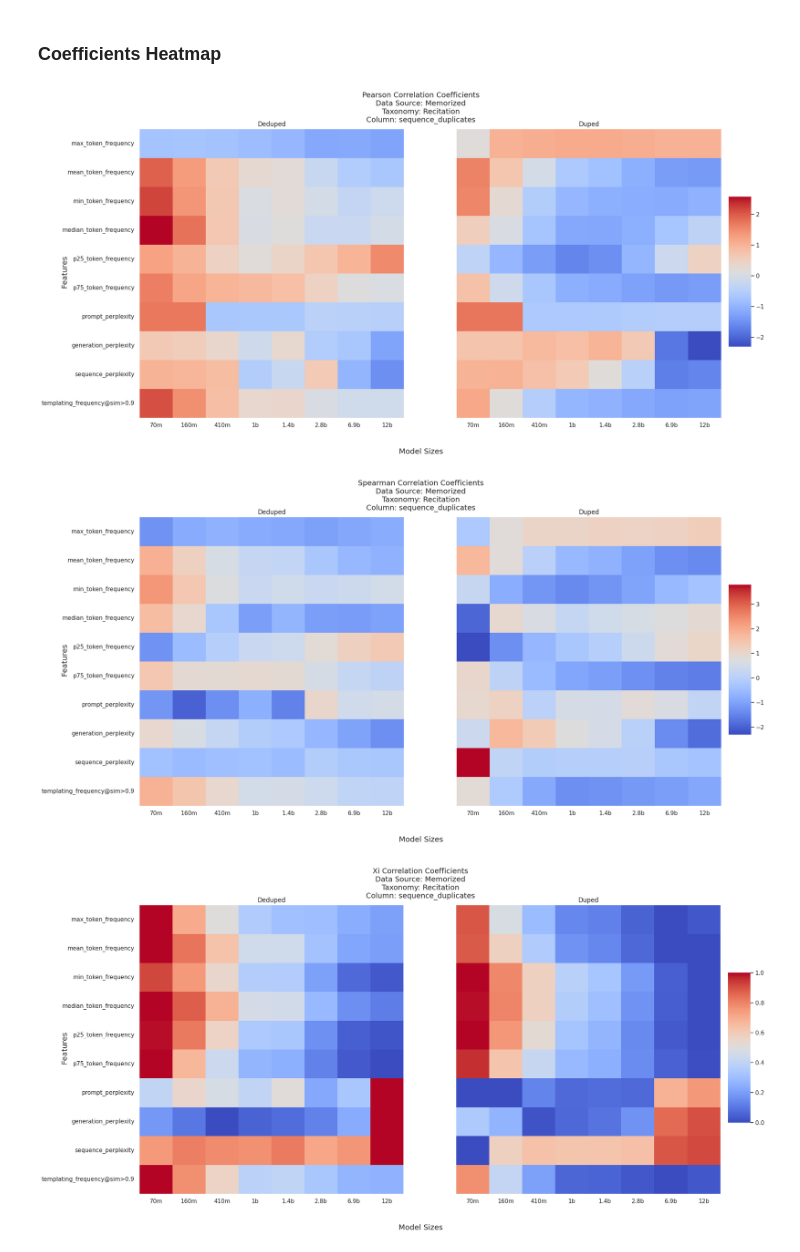
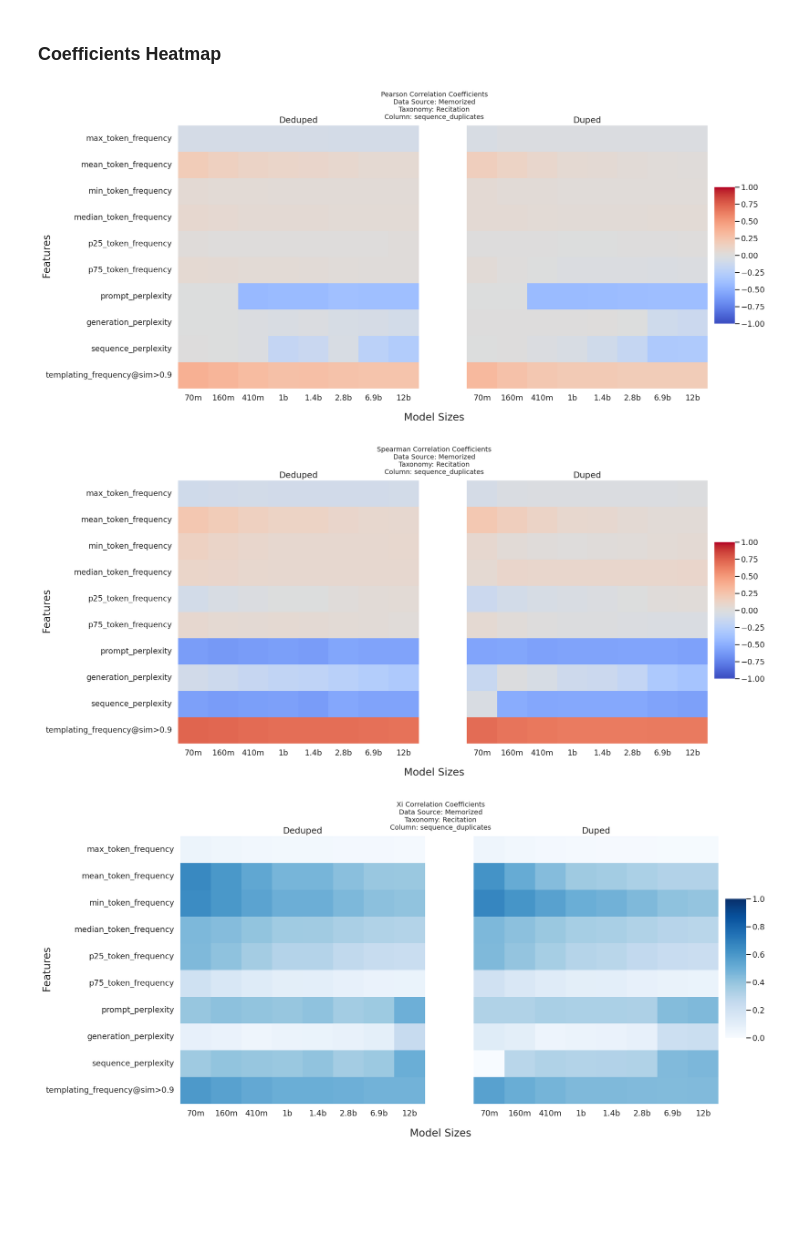
Before and after one commit to EleutherAI/semantic-memorization, a Jupyter notebook: working_dirs/alvin/modeling_and_correlations/linear_modeling+conditional_tests.ipynb, the cells around one changed output. Saved outputs shown, nothing was run; the diff lists cells and outputs as text; code cells hidden in the pictures; blank space fills up the shorter version.

```diff
--- a/working_dirs/alvin/modeling_and_correlations/linear_modeling+conditional_tests.ipynb
+++ b/working_dirs/alvin/modeling_and_correlations/linear_modeling+conditional_tests.ipynb
@@ -19,6 +19,9 @@ from sklearn.preprocessing import MinMaxScaler, StandardScaler
 from tqdm import tqdm
 
 sns.set()
+sns.set_theme(style='darkgrid')
+sns.set_palette('colorblind')
+sns.set_context('talk')
 %matplotlib inline
 # %%
 pile = load_dataset('usvsnsp/pile-semantic-memorization-filter-results')
@@ -252,0 +272,18 @@ for source_name in linear_model_outputs:
+# %%
+fig_size = (20, 3)
+fig, axes = plt.subplots(1, 4, figsize=fig_size, sharey=True, sharex=True)
+fig.supxlabel('Model Sizes', y=-0.45)
+fig.supylabel('AUC', x=0.065)
+
+for i, (taxonomy, models) in enumerate(lr_models.items()):
+    roc_aucs = [m[2] for m in models]
+    pr_aucs = [m[3] for m in models]
+
+    sns.lineplot(roc_aucs, ax=axes[i])
+    sns.lineplot(pr_aucs, ax=axes[i])
+    axes[i].set_title(f'{taxonomy.capitalize()}', fontsize=15)
+    axes[i].set_xticks(list(range(len(model_sizes))))
+    axes[i].set_xticklabels(model_sizes, rotation=45)
+
+handles = [axes[0].lines[0], axes[0].lines[1]]
+fig.legend(handles, ['ROC', 'PR'], loc='upper center', bbox_to_anchor=(0.5, -0.45), ncol=2, bbox_transform=plt.gcf().transFigure, frameon=False)
@@ -454,38 +464,44 @@ correlation_scalers = {'pearson': (pearson_scaler, scaled_pearson_coefficients),
 # %%
+correlation_ranges = {
+    'pearson': (-1, 1),
+    'spearman': (-1, 1),
+    'xi': (0, 1),
+}
+
 for source_name in conditional_test_outputs:
     for taxonomy in conditional_test_outputs[source_name]:
         for label_column in conditional_test_outputs[source_name][taxonomy]:
             cur_coefficients = defaultdict(lambda: defaultdict(list))
             # Sort the display order by the model parameter counts
             ordered_by_params = sorted(conditional_test_outputs[source_name][taxonomy][label_column], key=lambda x: (x[1], parameter_count_ordering[x[2]]))
 
             for data_type, data_scheme, model_size, pearsons, spearmans, xis in ordered_by_params:
                 model_name = f'{data_scheme}.{model_size}'
                 pearson_correlations = [p.correlation for p in pearsons]
                 spearman_correlations = [s.correlation for s in spearmans]
                 xi_correlations = [x[0] for x in xis]
                 cur_coefficients[data_scheme]['pearson'].append((model_size, pearson_correlations))
                 cur_coefficients[data_scheme]['spearman'].append((model_size, spearman_correlations))
                 cur_coefficients[data_scheme]['xi'].append((model_size, xi_correlations))
 
             for coefficient_type in ['pearson', 'spearman', 'xi']:
-                scaler, scaled_coefficients = correlation_scalers[coefficient_type]
+                min, max = correlation_ranges[coefficient_type]
+                color_theme = 'coolwarm' if coefficient_type != 'xi' else 'Blues'
                 fig, axes = plt.subplots(1, len(cur_coefficients), sharex=True, sharey=True, figsize=(20, 10))
                 fig.suptitle(f'{coefficient_type.capitalize()} Correlation Coefficients\nData Source: {source_name.capitalize()}\nTaxonomy: {taxonomy.capitalize()}\nColumn: {label_column}', fontsize=14)
                 fig.supxlabel('Model Sizes')
-                fig.supylabel('Features')
+                fig.supylabel('Features', x=-0.075)
 
                 cbar_ax = fig.add_axes([.91, .3, .03, .4])
 
                 for i, (data_scheme, coefficient_data) in enumerate(sorted(cur_coefficients.items(), key=lambda k: k[0])):
                     model_sizes = [d[0] for d in coefficient_data[coefficient_type]]
-                    coefficients = [d[1] for d in coefficient_data[coefficient_type]]
-                    coefficient_data = scaler.transform(coefficients).T
-                    sns.heatmap(coefficient_data, annot=False, vmin=scaled_coefficients.min(), vmax=scaled_coefficients.max(), cbar=True, cmap='coolwarm', cbar_ax=cbar_ax, xticklabels=model_sizes, yticklabels=renamed_feature_columns, ax=axes[i])
+                    coefficients = np.array([d[1] for d in coefficient_data[coefficient_type]]).T
+                    sns.heatmap(coefficients, annot=False, vmin=min, vmax=max, cbar=True, cmap=color_theme, cbar_ax=cbar_ax, xticklabels=model_sizes, yticklabels=renamed_feature_columns, ax=axes[i])
                     axes[i].set_title(f'{data_scheme.capitalize()}')
 
                 plt.show()
 # %% [output]
-[figure, old version]
+[figure, new version]
-[figure, old version]
+[figure, new version]
-[figure, old version]
+[figure, new version]
```
Also changed, not shown: parts of 22 cells of this notebook.
